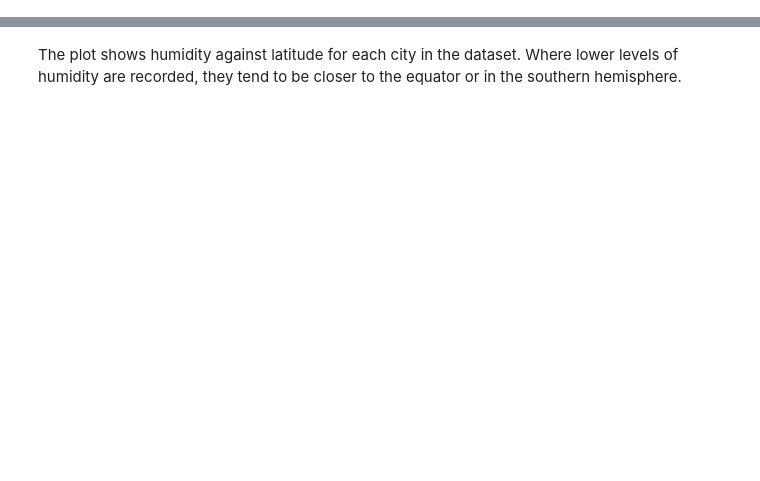
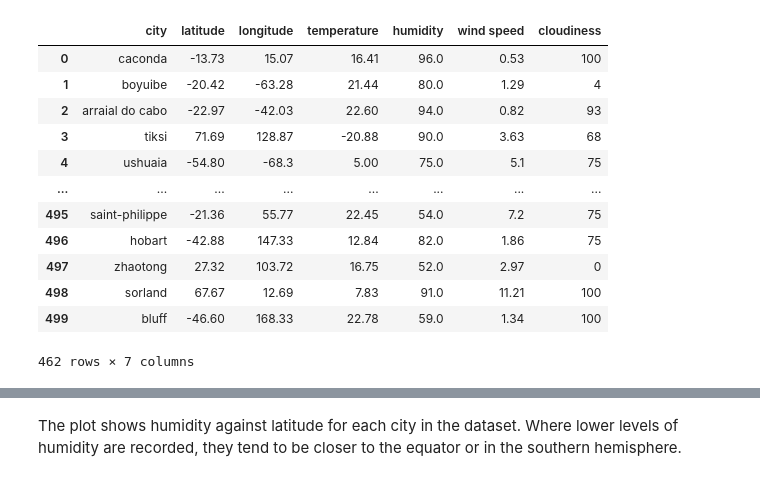
Before and after one commit to abbyabridged/python-api-challenge, a Jupyter notebook: WeatherPy/WeatherPy.ipynb, the cells around one changed output, grey strips where cells are left out. Drawn from its saved outputs; the diff is of its cells as text; code cells hidden in the pictures; blank space fills up the shorter version.

```diff
--- a/WeatherPy/WeatherPy.ipynb
+++ b/WeatherPy/WeatherPy.ipynb
@@ -191,6 +232,8 @@ for index, row in weather_df.iterrows():
     response = requests.get(base_url, params=params).json()
 
     try:
+        weather_df.loc[index, "latitude"] = response["coord"]["lat"]
+        weather_df.loc[index, "longitude"] = response["coord"]["lon"]
         weather_df.loc[index, "temperature"] = response["main"]["temp"]
         weather_df.loc[index, "humidity"] = response["main"]["humidity"]
         weather_df.loc[index, "wind speed"] = response["wind"]["speed"]
@@ -203,5 +264,21 @@ for index, row in weather_df.iterrows():
 # %%
+# Drop na values
+weather_df.dropna(inplace = True)
 # Check data in DataFrame
-# weather_df
+weather_df
+# %% [output]
+|  | city | latitude | longitude | temperature | humidity | wind speed | cloudiness |
+| 0 | caconda | -13.73 | 15.07 | 16.41 | 96.0 | 0.53 | 100 |
+| 1 | boyuibe | -20.42 | -63.28 | 21.44 | 80.0 | 1.29 | 4 |
+| 2 | arraial do cabo | -22.97 | -42.03 | 22.60 | 94.0 | 0.82 | 93 |
+| 3 | tiksi | 71.69 | 128.87 | -20.88 | 90.0 | 3.63 | 68 |
+| 4 | ushuaia | -54.80 | -68.3 | 5.00 | 75.0 | 5.1 | 75 |
+| ... | ... | ... | ... | ... | ... | ... | ... |
+| 495 | saint-philippe | -21.36 | 55.77 | 22.45 | 54.0 | 7.2 | 75 |
+| 496 | hobart | -42.88 | 147.33 | 12.84 | 82.0 | 1.86 | 75 |
+| 497 | zhaotong | 27.32 | 103.72 | 16.75 | 52.0 | 2.97 | 0 |
+| 498 | sorland | 67.67 | 12.69 | 7.83 | 91.0 | 11.21 | 100 |
+| 499 | bluff | -46.60 | 168.33 | 22.78 | 59.0 | 1.34 | 100 |
+462 rows × 7 columns
 # %%
 # Save data to CSV
```
Also changed, not shown: parts of 22 cells of this notebook, 5 other files.
